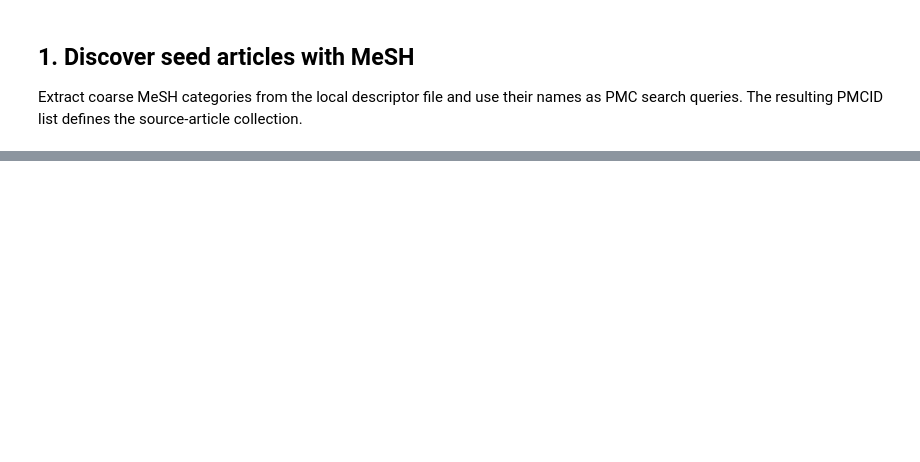
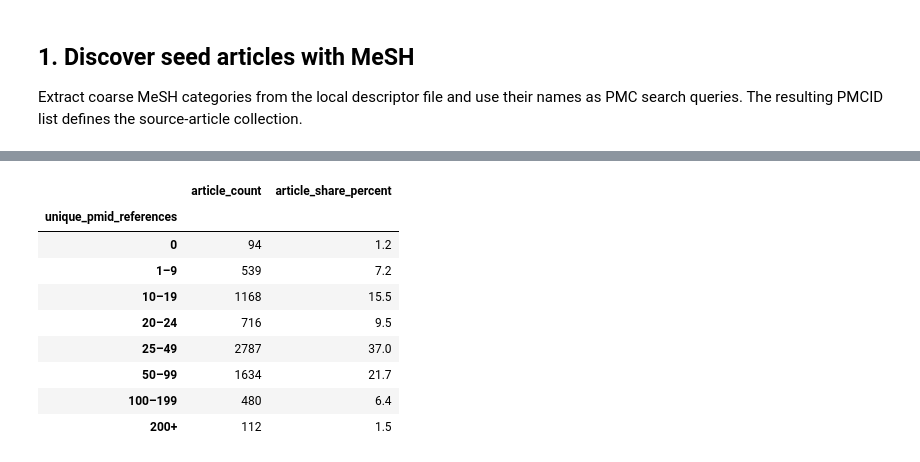
Before and after one commit to lohex/PMCortex, a Jupyter notebook: notebooks/PMCortex.ipynb, the cells around one changed output, grey strips where cells are left out. Drawn from its saved outputs; the diff is of its cells as text; code cells hidden in the pictures; blank space fills up the shorter version.

```diff
--- a/notebooks/PMCortex.ipynb
+++ b/notebooks/PMCortex.ipynb
@@ -177,0 +140,72 @@ print(f"Average size per file: {total_size / counter / 1024:.2f} KB")
+# %%
+article_ids = (
+    pd.read_csv(
+        tables.metadata,
+        usecols=['pmcid'],
+        dtype={'pmcid': 'string'},
+    )['pmcid']
+    .dropna()
+    .drop_duplicates()
+)
+source_references = pd.read_csv(
+    tables.sources,
+    usecols=['source_pmcid', 'pmid'],
+    dtype={'source_pmcid': 'string', 'pmid': 'string'},
+)
+
+bibliography_counts = source_references.groupby('source_pmcid').size()
+unique_pmid_counts = (
+    source_references.dropna(subset=['pmid'])
+    .drop_duplicates(subset=['source_pmcid', 'pmid'])
+    .groupby('source_pmcid')
+    .size()
+)
+article_reference_counts = pd.DataFrame({'source_pmcid': article_ids})
+article_reference_counts['bibliography_entries'] = (
+    article_reference_counts['source_pmcid']
+    .map(bibliography_counts)
+    .fillna(0)
+    .astype('int64')
+)
+article_reference_counts['unique_pmid_references'] = (
+    article_reference_counts['source_pmcid']
+    .map(unique_pmid_counts)
+    .fillna(0)
+    .astype('int64')
+)
+
+reference_summary = (
+    article_reference_counts[
+        ['bibliography_entries', 'unique_pmid_references']
+    ]
+    .describe(percentiles=[0.25, 0.5, 0.75, 0.9])
+    .loc[['count', 'min', '25%', '50%', 'mean', '75%', '90%', 'max']]
+    .rename(index={'count': 'articles', '50%': 'median'})
+    .round(1)
+)
+display(reference_summary)
+
+reference_ranges = pd.cut(
+    article_reference_counts['unique_pmid_references'],
+    bins=[-1, 0, 9, 19, 24, 49, 99, 199, float('inf')],
+    labels=['0', '1–9', '10–19', '20–24', '25–49', '50–99', '100–199', '200+'],
+)
+reference_distribution = (
+    reference_ranges.value_counts(sort=False)
+    .rename('article_count')
+    .to_frame()
+)
+reference_distribution['article_share_percent'] = (
+    100 * reference_distribution['article_count'] / len(article_reference_counts)
+).round(1)
+display(reference_distribution)
+
+eligible_article_count = (
+    article_reference_counts['unique_pmid_references'] >= 25
+).sum()
+eligible_article_share = 100 * eligible_article_count / len(article_reference_counts)
+print(
+    f'Articles with at least 25 distinct PMID references: '
+    f'{eligible_article_count:,} ({eligible_article_share:.1f}%)'
+)
+# %% [output]
@@ -177,0 +221,10 @@ print(f"Average size per file: {total_size / counter / 1024:.2f} KB")
+|  | article_count | article_share_percent |
+| unique_pmid_references |  |  |
+| 0 | 94 | 1.2 |
+| 1–9 | 539 | 7.2 |
+| 10–19 | 1168 | 15.5 |
+| 20–24 | 716 | 9.5 |
+| 25–49 | 2787 | 37.0 |
+| 50–99 | 1634 | 21.7 |
+| 100–199 | 480 | 6.4 |
+| 200+ | 112 | 1.5 |
```
Also changed, not shown: parts of 36 cells of this notebook, 15 other files.
